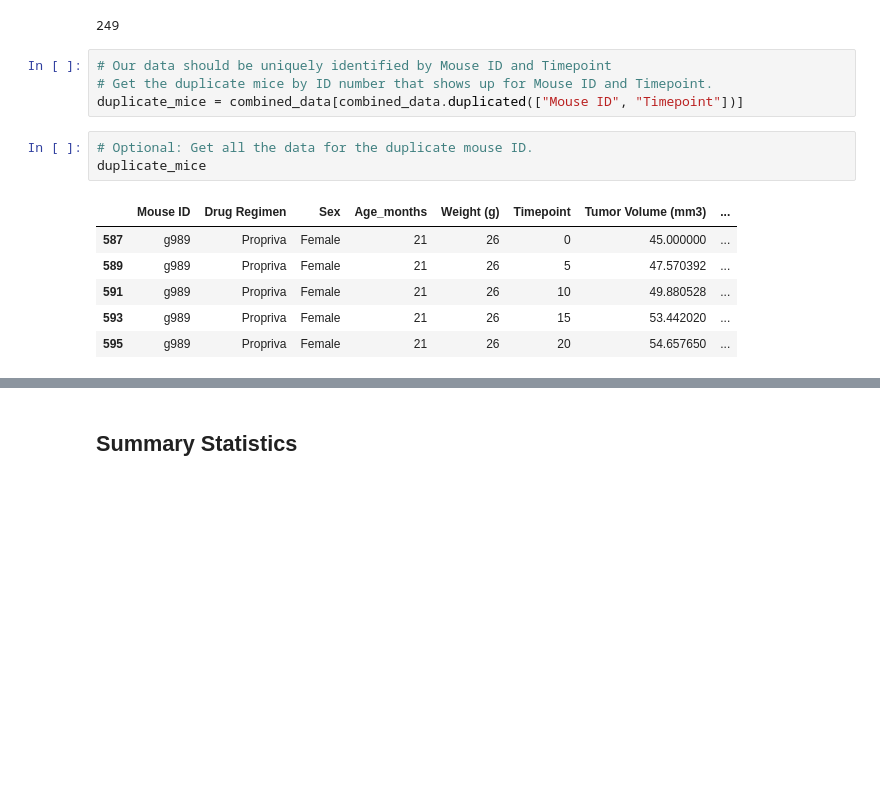
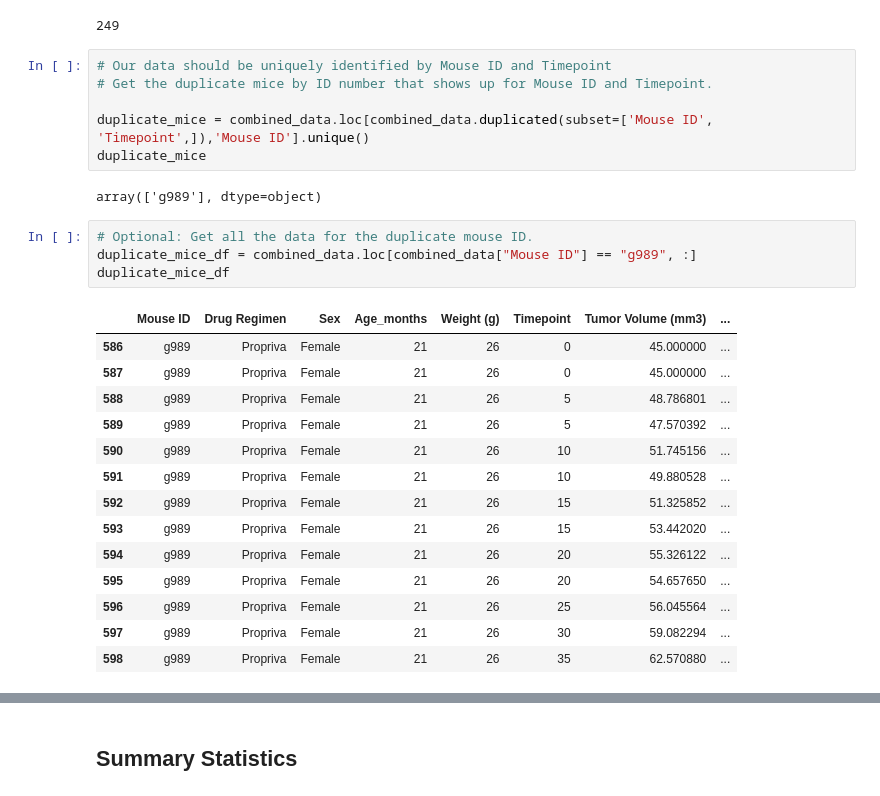
Before and after one commit to AdebolaShelby/pymaceuticals-matplotlib, a Jupyter notebook: pymaceuticals_starter.ipynb, the cells around one changed output, grey strips where cells are left out. Saved outputs shown, nothing was run; the diff lists cells and outputs as text; blank space fills up the shorter version.

```diff
--- a/pymaceuticals_starter.ipynb
+++ b/pymaceuticals_starter.ipynb
@@ -48,16 +41,29 @@ mice_count
 # %%
 # Our data should be uniquely identified by Mouse ID and Timepoint
 # Get the duplicate mice by ID number that shows up for Mouse ID and Timepoint.
-duplicate_mice = combined_data[combined_data.duplicated(["Mouse ID", "Timepoint"])]
+
+duplicate_mice = combined_data.loc[combined_data.duplicated(subset=['Mouse ID', 'Timepoint',]),'Mouse ID'].unique()
+duplicate_mice
+# %% [output]
+array(['g989'], dtype=object)
 # %%
 # Optional: Get all the data for the duplicate mouse ID.
-duplicate_mice
+duplicate_mice_df = combined_data.loc[combined_data["Mouse ID"] == "g989", :]
+duplicate_mice_df
 # %% [output]
 |  | Mouse ID | Drug Regimen | Sex | Age_months | Weight (g) | Timepoint | Tumor Volume (mm3) | ... |
+| 586 | g989 | Propriva | Female | 21 | 26 | 0 | 45.000000 | ... |
 | 587 | g989 | Propriva | Female | 21 | 26 | 0 | 45.000000 | ... |
+| 588 | g989 | Propriva | Female | 21 | 26 | 5 | 48.786801 | ... |
 | 589 | g989 | Propriva | Female | 21 | 26 | 5 | 47.570392 | ... |
+| 590 | g989 | Propriva | Female | 21 | 26 | 10 | 51.745156 | ... |
 | 591 | g989 | Propriva | Female | 21 | 26 | 10 | 49.880528 | ... |
+| 592 | g989 | Propriva | Female | 21 | 26 | 15 | 51.325852 | ... |
 | 593 | g989 | Propriva | Female | 21 | 26 | 15 | 53.442020 | ... |
+| 594 | g989 | Propriva | Female | 21 | 26 | 20 | 55.326122 | ... |
 | 595 | g989 | Propriva | Female | 21 | 26 | 20 | 54.657650 | ... |
+| 596 | g989 | Propriva | Female | 21 | 26 | 25 | 56.045564 | ... |
+| 597 | g989 | Propriva | Female | 21 | 26 | 30 | 59.082294 | ... |
+| 598 | g989 | Propriva | Female | 21 | 26 | 35 | 62.570880 | ... |
 # %%
 # Create a clean DataFrame by dropping the duplicate mouse by its ID.
```
Also changed, not shown: parts of 21 cells of this notebook.
